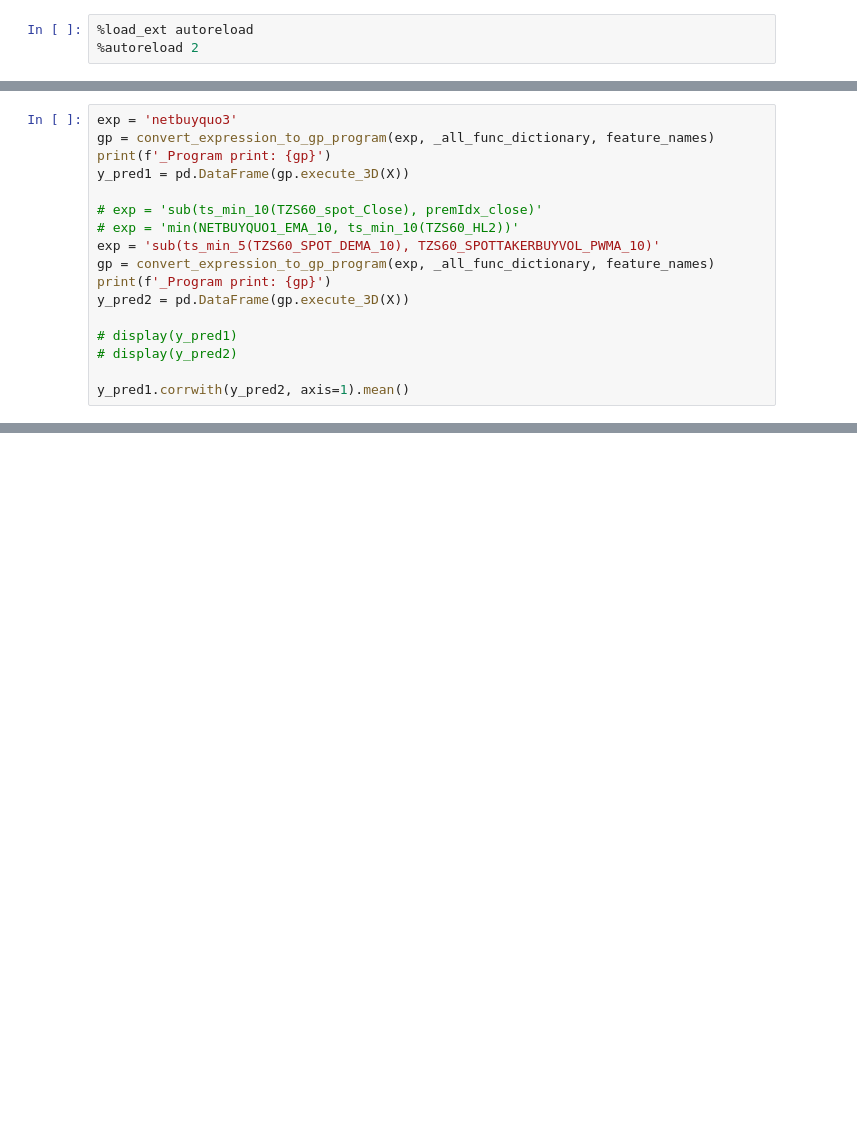
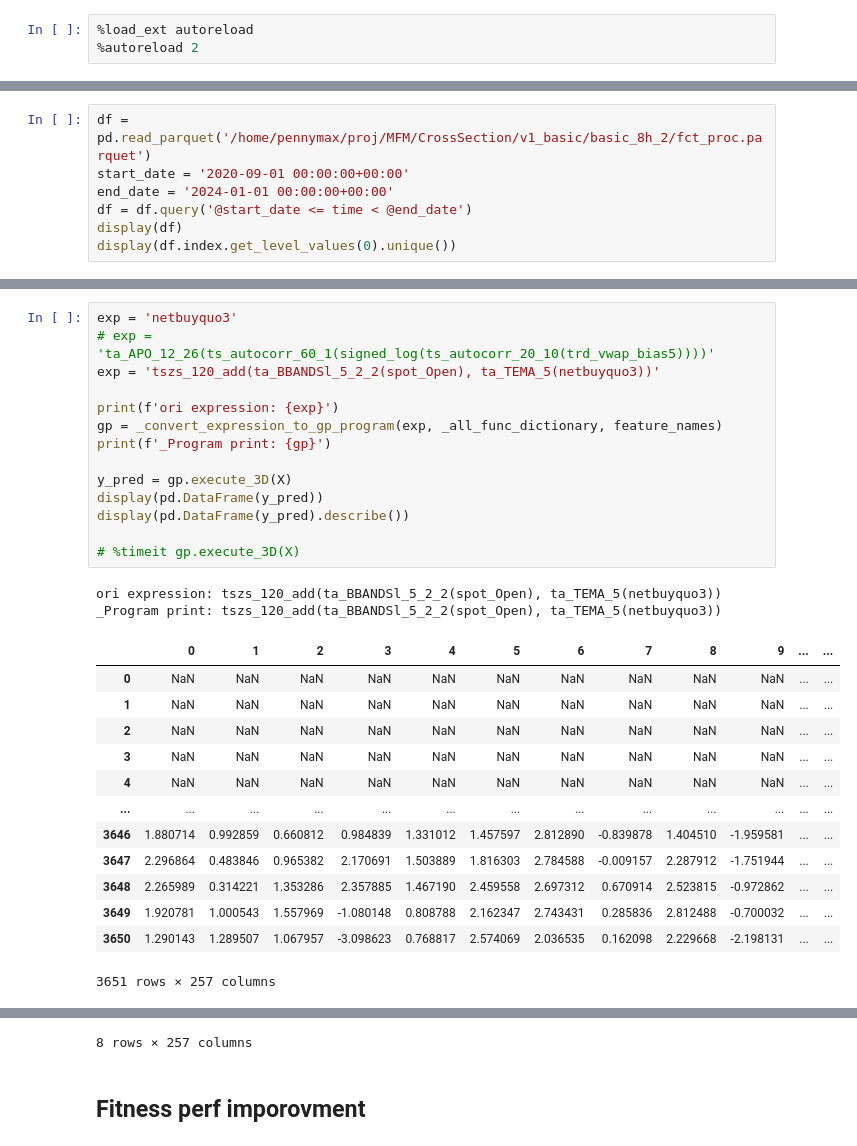
Before and after one commit to pennymax/gplearn, a Jupyter notebook: mytest_fitness.ipynb, the cells around one changed output, grey strips where cells are left out. Saved outputs shown, nothing was run; the diff lists cells and outputs as text; blank space fills up the shorter version.

```diff
--- a/mytest_fitness.ipynb
+++ b/mytest_fitness.ipynb
@@ -531,17 +3,0 @@ dtype: int64
-# %%
-exp = 'netbuyquo3'
-gp = convert_expression_to_gp_program(exp, _all_func_dictionary, feature_names)
-print(f'_Program print: {gp}')
-y_pred1 = pd.DataFrame(gp.execute_3D(X))
-
-# exp = 'sub(ts_min_10(TZS60_spot_Close), premIdx_close)'
-# exp = 'min(NETBUYQUO1_EMA_10, ts_min_10(TZS60_HL2))'
-exp = 'sub(ts_min_5(TZS60_SPOT_DEMA_10), TZS60_SPOTTAKERBUYVOL_PWMA_10)'
-gp = convert_expression_to_gp_program(exp, _all_func_dictionary, feature_names)
-print(f'_Program print: {gp}')
-y_pred2 = pd.DataFrame(gp.execute_3D(X))
-
-# display(y_pred1)
-# display(y_pred2)
-
-y_pred1.corrwith(y_pred2, axis=1).mean()
@@ -559,0 +17,7 @@ _Program print: sub(ts_min_5(TZS60_SPOT_DEMA_10), TZS60_SPOTTAKERBUYVOL_PWMA_10)
+# %%
+df = pd.read_parquet('/home/pennymax/proj/MFM/CrossSection/v1_basic/basic_8h_2/fct_proc.parquet')
+start_date = '2020-09-01 00:00:00+00:00'
+end_date = '2024-01-01 00:00:00+00:00'
+df = df.query('@start_date <= time < @end_date')
+display(df)
+display(df.index.get_level_values(0).unique())
@@ -559,0 +134,30 @@ _Program print: sub(ts_min_5(TZS60_SPOT_DEMA_10), TZS60_SPOTTAKERBUYVOL_PWMA_10)
+# %%
+exp = 'netbuyquo3'
+# exp = 'ta_APO_12_26(ts_autocorr_60_1(signed_log(ts_autocorr_20_10(trd_vwap_bias5))))'
+exp = 'tszs_120_add(ta_BBANDSl_5_2_2(spot_Open), ta_TEMA_5(netbuyquo3))'
+
+print(f'ori expression: {exp}')
+gp = _convert_expression_to_gp_program(exp, _all_func_dictionary, feature_names)
+print(f'_Program print: {gp}')
+
+y_pred = gp.execute_3D(X)
+display(pd.DataFrame(y_pred))
+display(pd.DataFrame(y_pred).describe())
+
+# %timeit gp.execute_3D(X)
+# %% [output]
+ori expression: tszs_120_add(ta_BBANDSl_5_2_2(spot_Open), ta_TEMA_5(netbuyquo3))
+_Program print: tszs_120_add(ta_BBANDSl_5_2_2(spot_Open), ta_TEMA_5(netbuyquo3))
+|  | 0 | 1 | 2 | 3 | 4 | 5 | 6 | 7 | 8 | 9 | ... | ... |
+| 0 | NaN | NaN | NaN | NaN | NaN | NaN | NaN | NaN | NaN | NaN | ... | ... |
+| 1 | NaN | NaN | NaN | NaN | NaN | NaN | NaN | NaN | NaN | NaN | ... | ... |
+| 2 | NaN | NaN | NaN | NaN | NaN | NaN | NaN | NaN | NaN | NaN | ... | ... |
+| 3 | NaN | NaN | NaN | NaN | NaN | NaN | NaN | NaN | NaN | NaN | ... | ... |
+| 4 | NaN | NaN | NaN | NaN | NaN | NaN | NaN | NaN | NaN | NaN | ... | ... |
+| ... | ... | ... | ... | ... | ... | ... | ... | ... | ... | ... | ... | ... |
+| 3646 | 1.880714 | 0.992859 | 0.660812 | 0.984839 | 1.331012 | 1.457597 | 2.812890 | -0.839878 | 1.404510 | -1.959581 | ... | ... |
+| 3647 | 2.296864 | 0.483846 | 0.965382 | 2.170691 | 1.503889 | 1.816303 | 2.784588 | -0.009157 | 2.287912 | -1.751944 | ... | ... |
+| 3648 | 2.265989 | 0.314221 | 1.353286 | 2.357885 | 1.467190 | 2.459558 | 2.697312 | 0.670914 | 2.523815 | -0.972862 | ... | ... |
+| 3649 | 1.920781 | 1.000543 | 1.557969 | -1.080148 | 0.808788 | 2.162347 | 2.743431 | 0.285836 | 2.812488 | -0.700032 | ... | ... |
+| 3650 | 1.290143 | 1.289507 | 1.067957 | -3.098623 | 0.768817 | 2.574069 | 2.036535 | 0.162098 | 2.229668 | -2.198131 | ... | ... |
+3651 rows × 257 columns
@@ -559,0 +173,3 @@ _Program print: sub(ts_min_5(TZS60_SPOT_DEMA_10), TZS60_SPOTTAKERBUYVOL_PWMA_10)
+8 rows × 257 columns
+# %% [markdown]
+## Fitness perf imporovment
```
Also changed, not shown: parts of 43 cells of this notebook, 3 other files.
